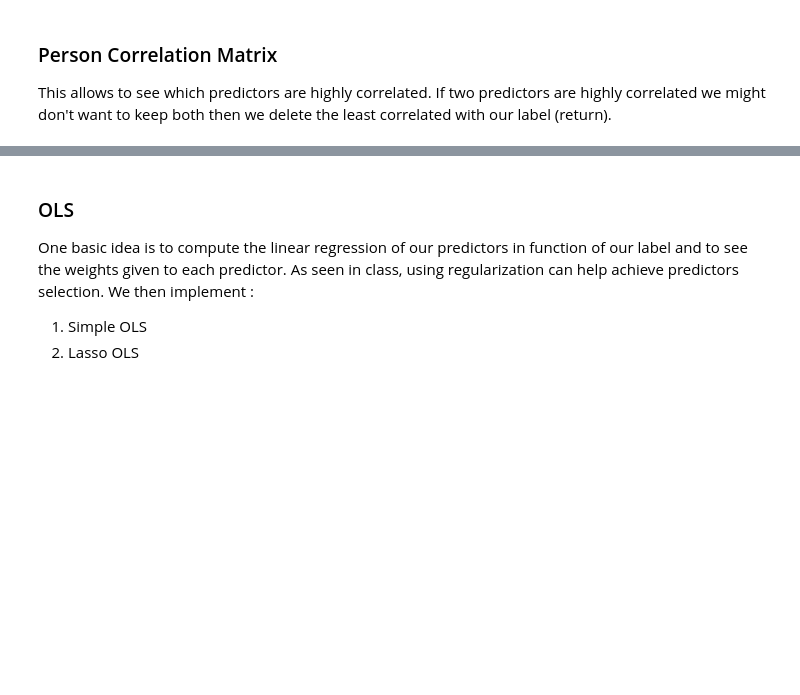
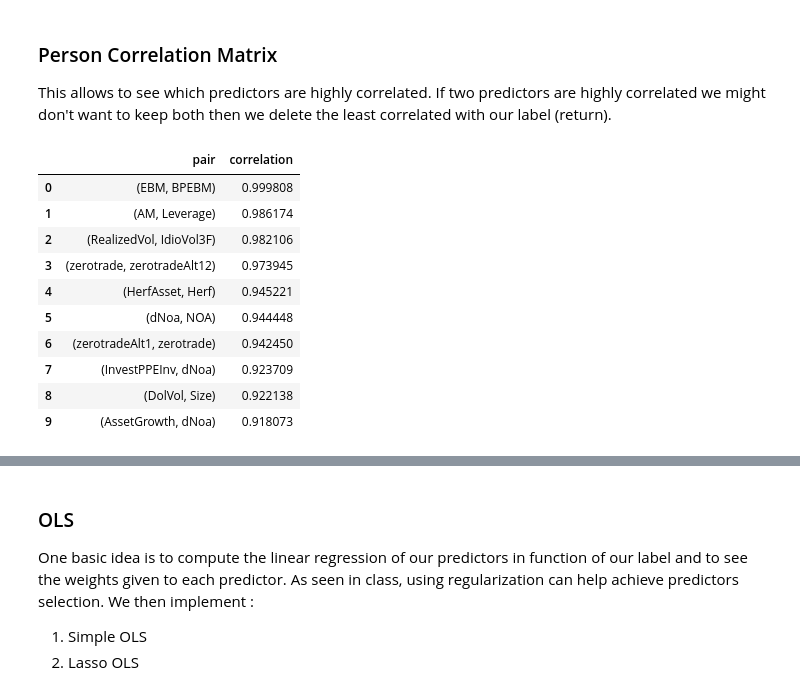
Before and after one commit to paulo-03/final_project_MLFin, a Jupyter notebook: main.ipynb, the cells around one changed output, grey strips where cells are left out. Saved outputs shown, nothing was run; the diff lists cells and outputs as text; code cells hidden in the pictures; blank space fills up the shorter version.

```diff
--- a/main.ipynb
+++ b/main.ipynb
@@ -29,0 +23,14 @@ y = data[label]
+# %%
+file_path = 'data/data_imputed.csv'
+label = 'return'
+N_JOBS = 4
+VERBOSE = 1
+data_full = pd.read_csv(filepath_or_buffer=file_path)
+# %%
+#standardize the data using sklearn
+from sklearn.preprocessing import StandardScaler, MinMaxScaler, MaxAbsScaler, QuantileTransformer
+data = data_full.copy().drop(columns=['permno', 'date', 'log_return', 'price', 'log_price'])
+scaler = StandardScaler() #StandardScaler looks best (tried them all  quickly)
+data[data.columns] = scaler.fit_transform(data)
+X = data.drop(columns=['return'])
+y = data[label]
@@ -38,5 +59,17 @@ This allows to see which predictors are highly correlated. If two predictors are
 # %%
 correlation = PearsonCorrelation(data=data) # Takes a minute
 # %%
-correlation_matrix = correlation.get_sorted_correlation_pairs(ascending=False, top_k_pairs=10)
-display(correlation_matrix)
+highest_pairs_correlation = correlation.get_sorted_correlation_pairs(ascending=False, top_k_pairs=10)
+display(highest_pairs_correlation)
+# %% [output]
+|  | pair | correlation |
+| 0 | (EBM, BPEBM) | 0.999808 |
+| 1 | (AM, Leverage) | 0.986174 |
+| 2 | (RealizedVol, IdioVol3F) | 0.982106 |
+| 3 | (zerotrade, zerotradeAlt12) | 0.973945 |
+| 4 | (HerfAsset, Herf) | 0.945221 |
+| 5 | (dNoa, NOA) | 0.944448 |
+| 6 | (zerotradeAlt1, zerotrade) | 0.942450 |
+| 7 | (InvestPPEInv, dNoa) | 0.923709 |
+| 8 | (DolVol, Size) | 0.922138 |
+| 9 | (AssetGrowth, dNoa) | 0.918073 |
```
Also changed, not shown: parts of 14 cells of this notebook, 3 other files.
